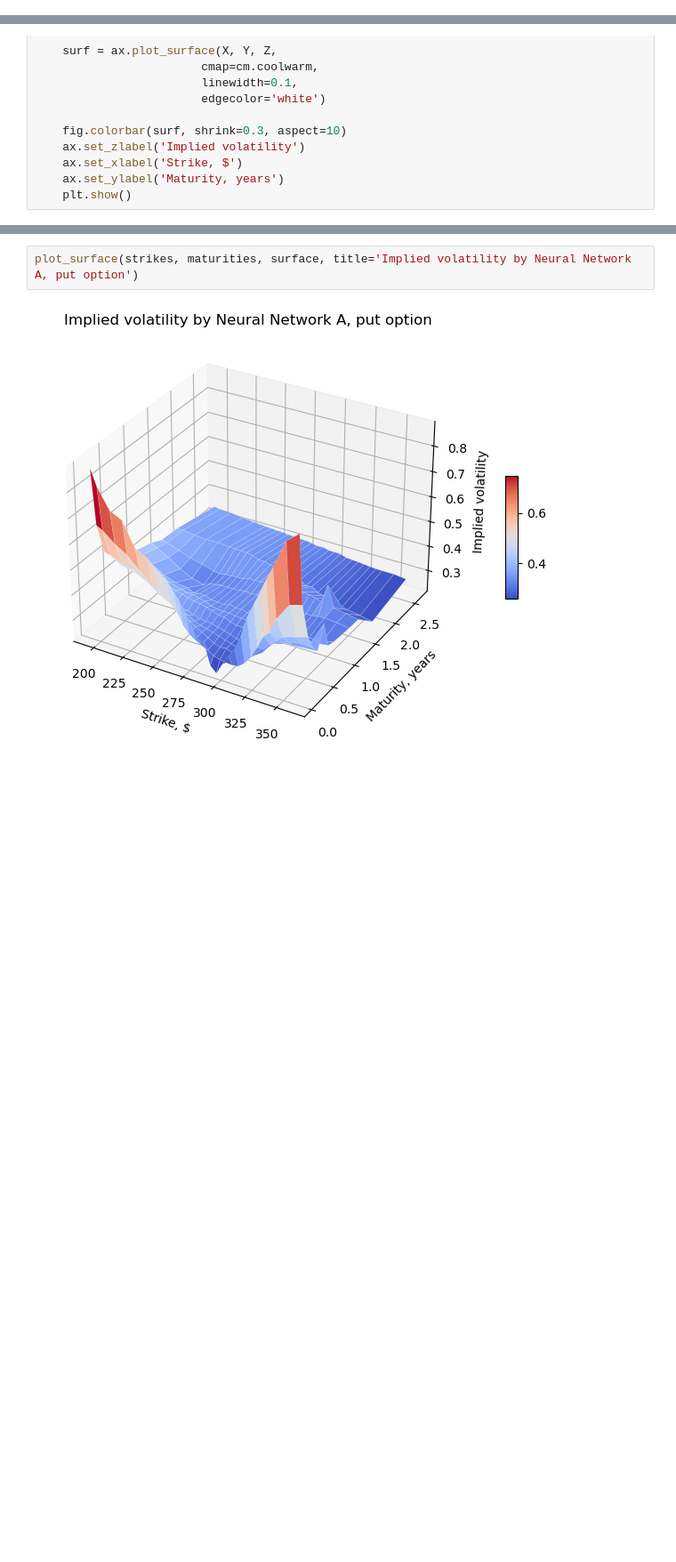
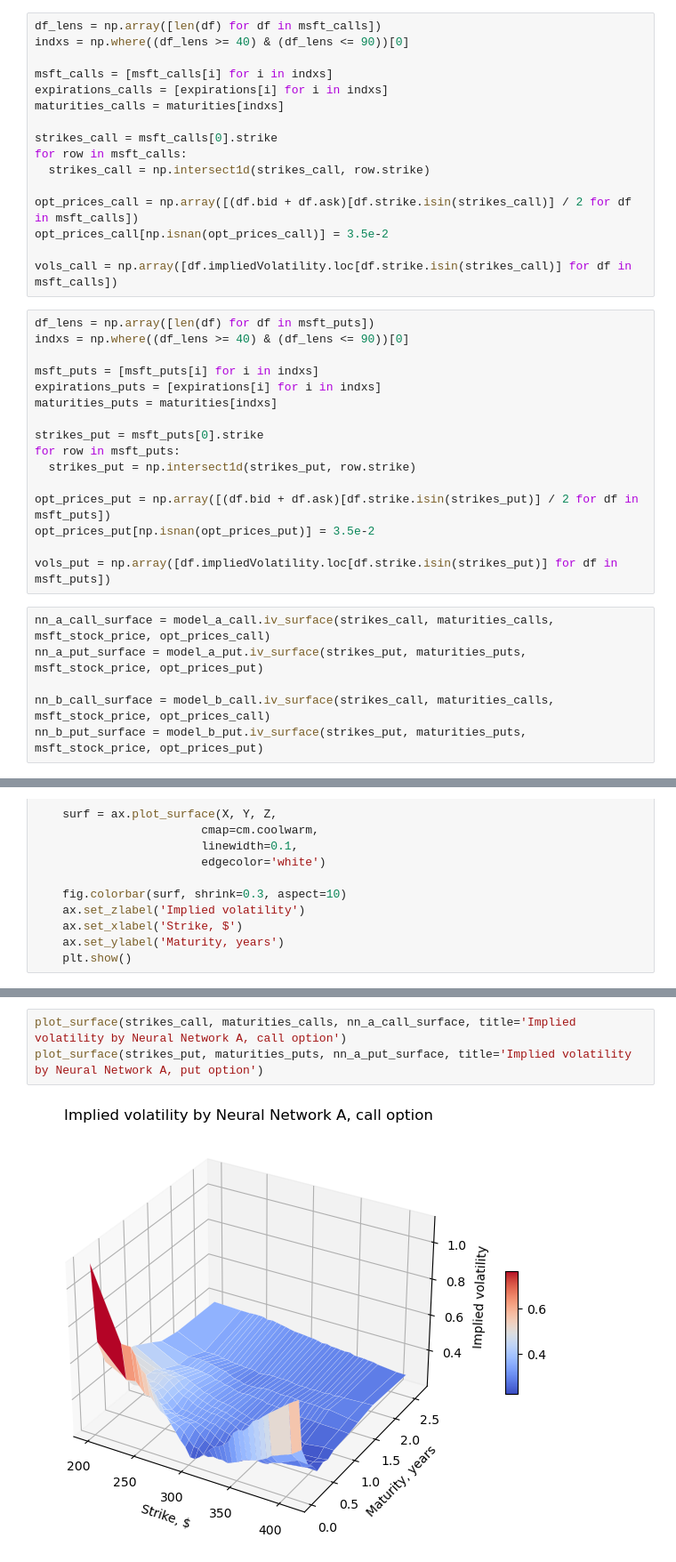
Before and after one commit to Kharinaev/neuro_pricing, a Jupyter notebook: train_nn.ipynb, the cells around one changed output, grey strips where cells are left out. Shown at 89% size. Saved outputs shown, nothing was run; the diff lists cells and outputs as text; blank space fills up the shorter version.

```diff
--- a/train_nn.ipynb
+++ b/train_nn.ipynb
@@ -486,0 +292,38 @@ MSE(vols, surface)
+# %%
+df_lens = np.array([len(df) for df in msft_calls])
+indxs = np.where((df_lens >= 40) & (df_lens <= 90))[0]
+
+msft_calls = [msft_calls[i] for i in indxs]
+expirations_calls = [expirations[i] for i in indxs]
+maturities_calls = maturities[indxs]
+
+strikes_call = msft_calls[0].strike
+for row in msft_calls:
+  strikes_call = np.intersect1d(strikes_call, row.strike)
+
+opt_prices_call = np.array([(df.bid + df.ask)[df.strike.isin(strikes_call)] / 2 for df in msft_calls])
+opt_prices_call[np.isnan(opt_prices_call)] = 3.5e-2
+
+vols_call = np.array([df.impliedVolatility.loc[df.strike.isin(strikes_call)] for df in msft_calls])
+# %%
+df_lens = np.array([len(df) for df in msft_puts])
+indxs = np.where((df_lens >= 40) & (df_lens <= 90))[0]
+
+msft_puts = [msft_puts[i] for i in indxs]
+expirations_puts = [expirations[i] for i in indxs]
+maturities_puts = maturities[indxs]
+
+strikes_put = msft_puts[0].strike
+for row in msft_puts:
+  strikes_put = np.intersect1d(strikes_put, row.strike)
+
+opt_prices_put = np.array([(df.bid + df.ask)[df.strike.isin(strikes_put)] / 2 for df in msft_puts])
+opt_prices_put[np.isnan(opt_prices_put)] = 3.5e-2
+
+vols_put = np.array([df.impliedVolatility.loc[df.strike.isin(strikes_put)] for df in msft_puts])
+# %%
+nn_a_call_surface = model_a_call.iv_surface(strikes_call, maturities_calls, msft_stock_price, opt_prices_call)
+nn_a_put_surface = model_a_put.iv_surface(strikes_put, maturities_puts, msft_stock_price, opt_prices_put)
+
+nn_b_call_surface = model_b_call.iv_surface(strikes_call, maturities_calls, msft_stock_price, opt_prices_call)
+nn_b_put_surface = model_b_put.iv_surface(strikes_put, maturities_puts, msft_stock_price, opt_prices_put)
@@ -508,4 +364,5 @@ plot_surface(strikes, maturities, vols, title='Market implied volatility, put op
 # %%
-plot_surface(strikes, maturities, surface, title='Implied volatility by Neural Network A, put option')
+plot_surface(strikes_call, maturities_calls, nn_a_call_surface, title='Implied volatility by Neural Network A, call option')
+plot_surface(strikes_put, maturities_puts, nn_a_put_surface, title='Implied volatility by Neural Network A, put option')
 # %% [output]
-[figure, old version]
+[figure, new version]
```
Also changed, not shown: parts of 80 cells of this notebook, 18 other files.
